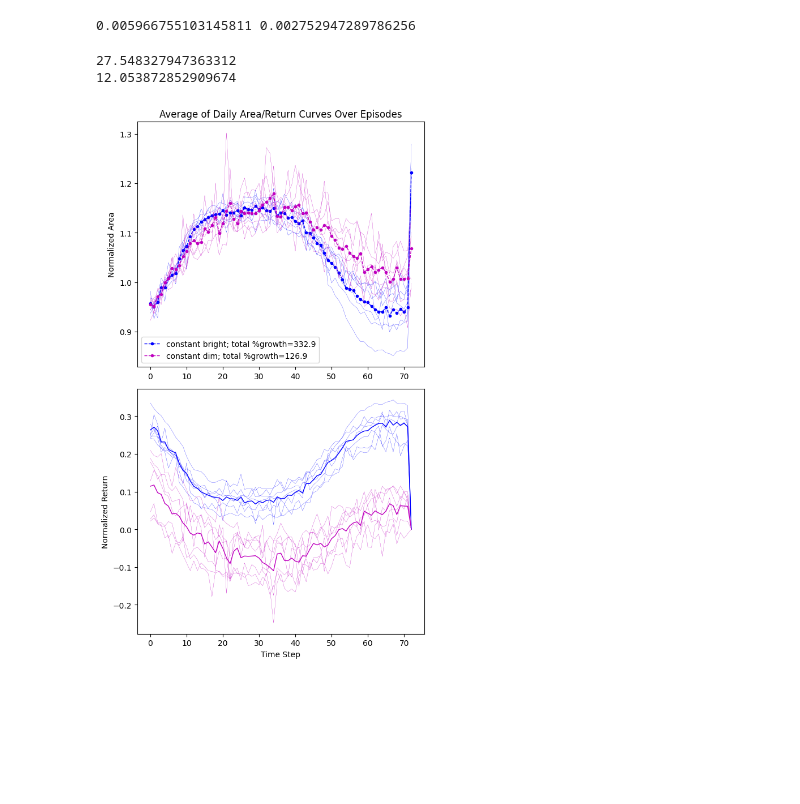
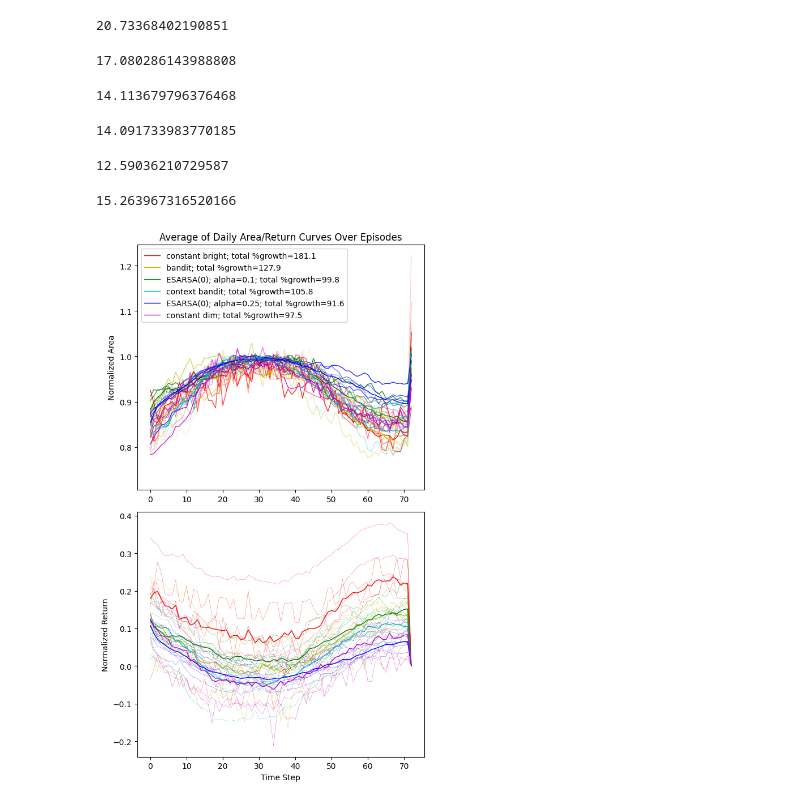
Before and after one commit to steventango/plant-rl, a Jupyter notebook: analysis/analyze_exp_data.ipynb, the cells around one changed output. Cells and saved outputs as stored; diff of their text form; code cells hidden in the pictures; blank space fills up the shorter version.

```diff
--- a/analysis/analyze_exp_data.ipynb
+++ b/analysis/analyze_exp_data.ipynb
@@ -142,28 +56,20 @@ f.tight_layout()
-# %%
-new = 132.03
-steps = 534 - 28
-old = 32.85
-
-total_growth = new / old - 1
-growth_per_step1 = total_growth / steps
-growth_per_step2 = (total_growth + 1)**(1 / steps) - 1
-print(growth_per_step1, growth_per_step2)
-# %% [output]
-0.005966755103145811 0.002752947289786256
 # %%
-COLORS = ['b', 'g', 'r', 'c', 'y', 'm']
+def moving_diff(x, n=10):
+    return np.array([np.mean(x[i:i+n]) - np.mean(x[i-n:i]) for i in range(len(x)-n)])
+
+COLORS = ['r', 'y', 'g', 'c', 'b', 'm']
 AGENTS = ['P2/Constant2/z2', 'P3/ESARSA3/z3',  'P4/LinearESARSA8/z8', 'P4/LinearESARSA6/z6', 'P4/LinearESARSA9/z9', 'P2/Constant1/z1']
 NAMES = ['constant bright', 'bandit',  'ESARSA(0); alpha=0.1', 'context bandit', 'ESARSA(0); alpha=0.25', 'constant dim']
 
 f, ax = plt.subplots(2, 1, figsize=(6,10))
-for i in [0, 5]:
+for i in range(6):
     agent = AGENTS[i]
     data_path = f'/home/lolanff/alien_data/E7/{agent}/raw.csv'
     full_df = pd.read_csv(data_path)
     unique_episodes = sorted(full_df['episode'].unique())
 
     # Estimate total % growth
-    unique_episodes = unique_episodes[-8:-1]  # keep the same number of complete episodes across agents
+    unique_episodes = unique_episodes[-8:-2]  # keep the same number of complete episodes across agents
     full_df = full_df[(full_df['episode'] >= min(unique_episodes)) & (full_df['episode'] <= max(unique_episodes))]
     full_areas = full_df['area'].to_numpy()
     full_areas = np.reshape(full_areas, (-1,36))
@@ -173,42 +79,54 @@ for i in [0, 5]:
     total_growth = new / old - 1
 
     A = []
+    V = []
     daily_growth = []
     for j in unique_episodes:
         df = full_df[full_df['episode'] == j]
         areas = df['area'].to_numpy()
         areas = np.reshape(areas, (-1,36))
         area = np.array([np.mean(areas[i,:]) for i in range(areas.shape[0])])
 
         # Estimate daily percentage growth
         daily_growth.append(area[-1] / area[0] - 1)
 
         # Normalize area curves
-        norm = np.mean(area[:10]) #np.mean(np.sort(area)[-10:])
+        #norm = np.mean(area[:5])  # morning area
+        norm = np.mean(np.sort(area[:-1])[-5:])  # daily max area
         area = area / norm
         A.append(area)
+
+        V.append(moving_diff(area[:-1]))
 
     print(100*np.mean(daily_growth))
 
     A = np.vstack(A)
-    ax[0].plot(A.T, color=COLORS[i], linewidth=0.2)
+    V = np.vstack(V)
+    #ax[0].plot(A.T, color=COLORS[i], linewidth=0.2)
+    for k in range(A.shape[0]):
+        row = A[k,:]
+        ax[0].plot(row, alpha=1/A.shape[0]*k, color=COLORS[i], linewidth=1)
     mean_curve = np.mean(A, axis=0)
-    ax[0].plot(mean_curve, '.--', color=COLORS[i], label=f'{NAMES[i]}; total %growth={100*total_growth:.1f}', linewidth=1)
+    ax[0].plot(mean_curve, color=COLORS[i], label=f'{NAMES[i]}; total %growth={100*total_growth:.1f}', linewidth=1)
     ax[0].legend()
 
     R = np.array([a[-1] - a for a in A])
     ax[1].plot(R.T, color=COLORS[i], linewidth=0.2)
     ax[1].plot(np.mean(R, axis=0), color=COLORS[i], linewidth=1)
 
 ax[0].set_ylabel('Normalized Area')
 ax[1].set_ylabel('Normalized Return')
 ax[0].set_title(f"Average of Daily Area/Return Curves Over Episodes")
 ax[1].set_xlabel('Time Step')
 f.tight_layout()
 # %% [output]
-27.548327947363312
-12.053872852909674
+20.73368402190851
+17.080286143988808
+14.113679796376468
+14.091733983770185
+12.59036210729587
+15.263967316520166
-[figure, old version]
+[figure, new version]
 # %%
 AGENTS = ['P4/LinearESARSA6/z6', 'P4/LinearESARSA8/z8', 'P4/LinearESARSA9/z9', 'P3/ESARSA3/z3']
 down_reward = []
```
Also changed, not shown: parts of 7 cells of this notebook, 9 other files.
